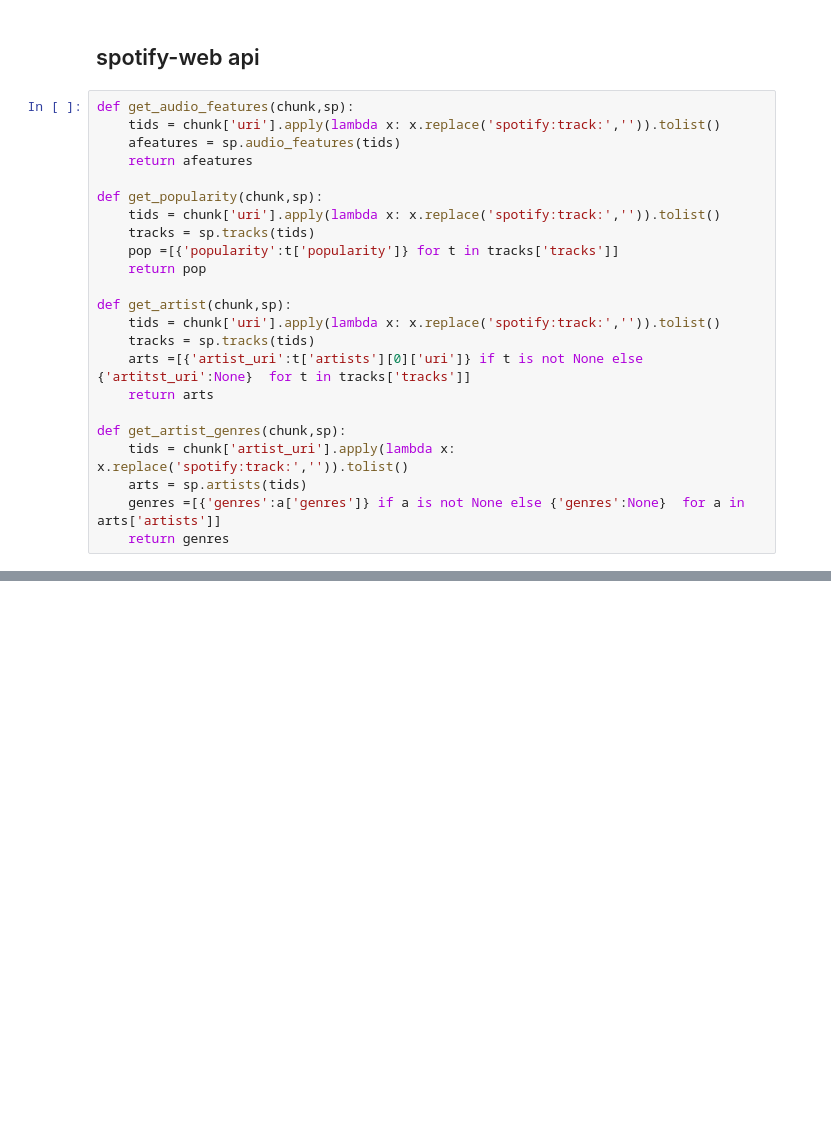
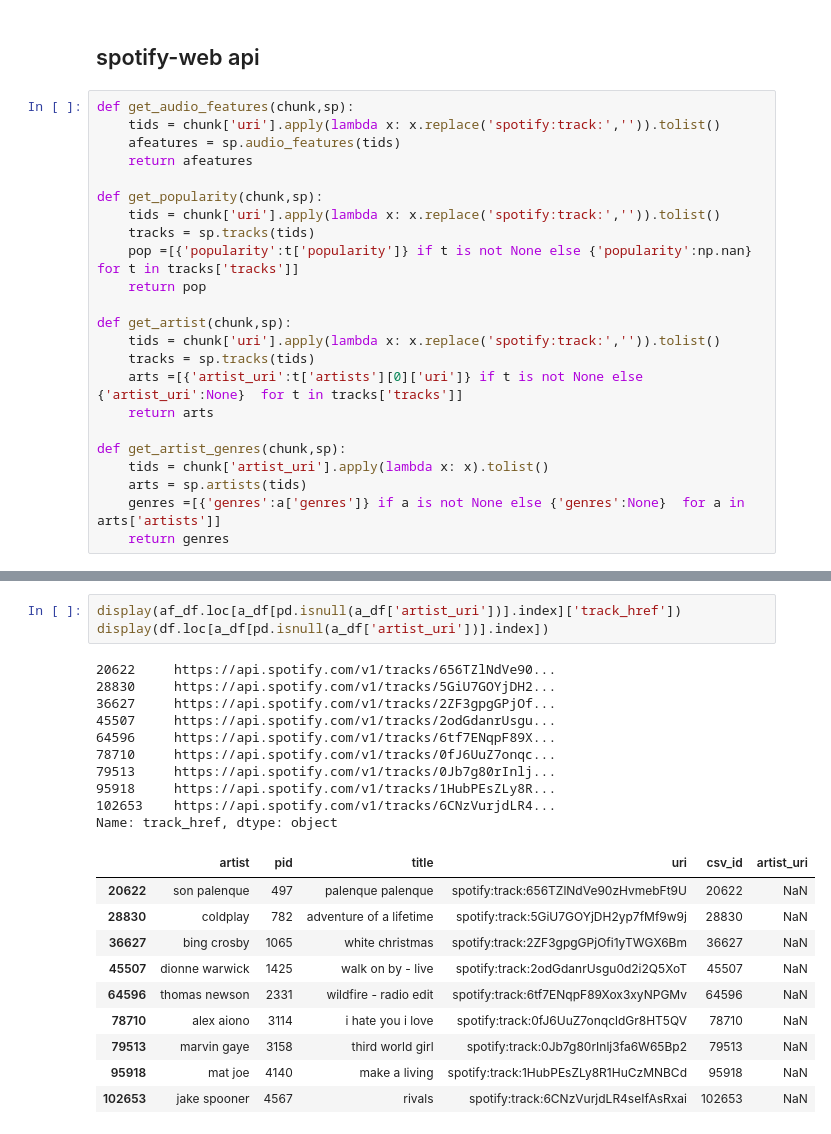
Before and after one commit to Spandan-Madan/Spotify, a Jupyter notebook: notebooks/1_bsl_Data_Processing.ipynb, the cells around one changed output, grey strips where cells are left out. Drawn from its saved outputs; the diff is of its cells as text; blank space fills up the shorter version.

```diff
--- a/notebooks/1_bsl_Data_Processing.ipynb
+++ b/notebooks/1_bsl_Data_Processing.ipynb
@@ -144,17 +141,17 @@ def get_audio_features(chunk,sp):
 def get_popularity(chunk,sp):
     tids = chunk['uri'].apply(lambda x: x.replace('spotify:track:','')).tolist()
     tracks = sp.tracks(tids)
-    pop =[{'popularity':t['popularity']} for t in tracks['tracks']]
+    pop =[{'popularity':t['popularity']} if t is not None else {'popularity':np.nan} for t in tracks['tracks']]
     return pop
 
 def get_artist(chunk,sp):
     tids = chunk['uri'].apply(lambda x: x.replace('spotify:track:','')).tolist()
     tracks = sp.tracks(tids)
-    arts =[{'artist_uri':t['artists'][0]['uri']} if t is not None else {'artitst_uri':None}  for t in tracks['tracks']]
+    arts =[{'artist_uri':t['artists'][0]['uri']} if t is not None else {'artist_uri':None}  for t in tracks['tracks']]
     return arts
 
 def get_artist_genres(chunk,sp):
-    tids = chunk['artist_uri'].apply(lambda x: x.replace('spotify:track:','')).tolist()
+    tids = chunk['artist_uri'].apply(lambda x: x).tolist()
     arts = sp.artists(tids)
     genres =[{'genres':a['genres']} if a is not None else {'genres':None}  for a in arts['artists']]
     return genres
@@ -224,0 +201,24 @@ SyntaxError: invalid syntax (<ipython-input-84-d05056eb7c96>, line 1)
+# %%
+display(af_df.loc[a_df[pd.isnull(a_df['artist_uri'])].index]['track_href'])
+display(df.loc[a_df[pd.isnull(a_df['artist_uri'])].index])
+# %% [output]
+20622     https://api.spotify.com/v1/tracks/656TZlNdVe90...
+28830     https://api.spotify.com/v1/tracks/5GiU7GOYjDH2...
+36627     https://api.spotify.com/v1/tracks/2ZF3gpgGPjOf...
+45507     https://api.spotify.com/v1/tracks/2odGdanrUsgu...
+64596     https://api.spotify.com/v1/tracks/6tf7ENqpF89X...
+78710     https://api.spotify.com/v1/tracks/0fJ6UuZ7onqc...
+79513     https://api.spotify.com/v1/tracks/0Jb7g80rInlj...
+95918     https://api.spotify.com/v1/tracks/1HubPEsZLy8R...
+102653    https://api.spotify.com/v1/tracks/6CNzVurjdLR4...
+Name: track_href, dtype: object
+|  | artist | pid | title | uri | csv_id | artist_uri |
+| 20622 | son palenque | 497 | palenque palenque | spotify:track:656TZlNdVe90zHvmebFt9U | 20622 | NaN |
+| 28830 | coldplay | 782 | adventure of a lifetime | spotify:track:5GiU7GOYjDH2yp7fMf9w9j | 28830 | NaN |
+| 36627 | bing crosby | 1065 | white christmas | spotify:track:2ZF3gpgGPjOfi1yTWGX6Bm | 36627 | NaN |
+| 45507 | dionne warwick | 1425 | walk on by - live | spotify:track:2odGdanrUsgu0d2i2Q5XoT | 45507 | NaN |
+| 64596 | thomas newson | 2331 | wildfire - radio edit | spotify:track:6tf7ENqpF89Xox3xyNPGMv | 64596 | NaN |
+| 78710 | alex aiono | 3114 | i hate you i love | spotify:track:0fJ6UuZ7onqcldGr8HT5QV | 78710 | NaN |
+| 79513 | marvin gaye | 3158 | third world girl | spotify:track:0Jb7g80rInlj3fa6W65Bp2 | 79513 | NaN |
+| 95918 | mat joe | 4140 | make a living | spotify:track:1HubPEsZLy8R1HuCzMNBCd | 95918 | NaN |
+| 102653 | jake spooner | 4567 | rivals | spotify:track:6CNzVurjdLR4seIfAsRxai | 102653 | NaN |
```
Also changed, not shown: parts of 10 cells of this notebook.
